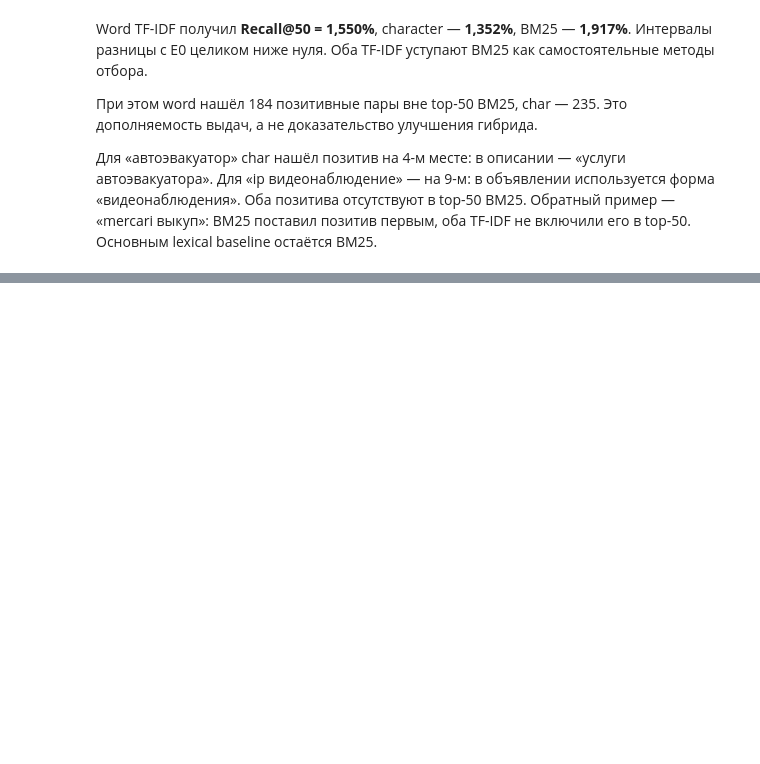
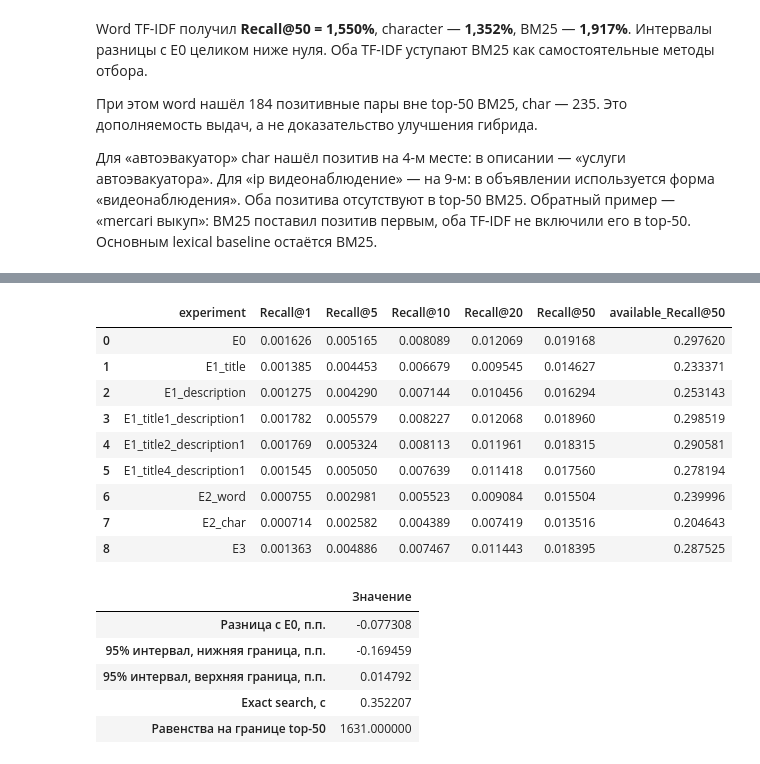
Before and after one commit to alexiva05/avito-service-search, a Jupyter notebook: solution.ipynb, the cells around one changed output, grey strips where cells are left out. Cells and saved outputs as stored; diff of their text form; code cells hidden in the pictures; blank space fills up the shorter version.

```diff
--- a/solution.ipynb
+++ b/solution.ipynb
@@ -1199,0 +1370,70 @@ BM25 поставил позитив первым, оба TF-IDF не включ
+# %%
+# Полный расчёт на том же устройстве проверяет exact top-k без различий BLAS.
+reference_scores = query_embeddings[:8] @ corpus_embeddings[:1000].T
+for test_device in test_devices:
+    with torch.inference_mode():
+        device_scores = (torch.as_tensor(query_embeddings[:8], device=test_device)
+                         @ torch.as_tensor(corpus_embeddings[:1000], device=test_device).T).cpu().numpy()
+    np.testing.assert_allclose(device_scores, reference_scores, atol=2e-6, rtol=2e-6)
+    reference = [np.lexsort((np.arange(len(row)), -row))[:50] for row in device_scores]
+    found, _ = dense_top_k(query_embeddings[:8], corpus_embeddings[:1000], device=test_device)
+    for actual, expected in zip(found, reference):
+        np.testing.assert_array_equal(actual, expected)
+start = perf_counter()
+dense_positions, dense_ties = dense_top_k(
+    query_embeddings, corpus_embeddings, batch_size=DENSE_CONFIG["search_batch_size"])
+synchronize_device(DEVICE)
+dense_search_seconds = perf_counter() - start
+dense_predictions = {text: item_ids[positions].tolist() for text, positions in zip(val_texts, dense_positions)}
+assert set(dense_predictions) == set(val_texts)
+assert all(len(ids) == 50 and len(set(ids)) == 50 and set(ids) <= corpus_ids for ids in dense_predictions.values())
+dense_per_query = evaluate(validation, dense_predictions)
+assert dense_per_query.index.equals(per_query.index)
+assert dense_per_query["Recall@50"].notna().all()
+assert dense_per_query[[f"Recall@{k}" for k in RECALL_K]].diff(axis=1).iloc[:, 1:].ge(0).all().all()
+dense_metrics = dense_per_query.mean()
+assert dense_metrics["Recall@50"] <= ceiling + 1e-12
+dense_ci = cluster_delta_interval(per_query["Recall@50"], dense_per_query["Recall@50"], validation.search_query, confidence=.95)
+dense_row = {
+    **experiment, "experiment": "E3", "config": json.dumps(DENSE_CONFIG, sort_keys=True),
+    "token_pattern": None, "bm25s_version": None, "device": str(DEVICE),
+    **{name: float(value) for name, value in dense_metrics.items()},
+    "index_seconds": dense_index_seconds, "search_seconds": dense_search_seconds + dense_query_encode_seconds,
+    "query_encode_seconds": dense_query_encode_seconds, "exact_search_seconds": dense_search_seconds,
+    "model_load_seconds": model_load_seconds, "save_seconds": dense_save_seconds,
+    "index_MiB": corpus_embeddings.nbytes / 2**20,
+    "delta_Recall@50": dense_metrics["Recall@50"] - metrics["Recall@50"],
+    "delta_ci_low": dense_ci[0], "delta_ci_high": dense_ci[1],
+    "bootstrap_confidence": .95, "bootstrap_resamples": BOOTSTRAP_RESAMPLES,
+    "boundary_tie_queries": dense_ties, "empty_query_texts": 0,
+    "sentence_transformers_version": importlib.metadata.version("sentence-transformers"),
+    "transformers_version": importlib.metadata.version("transformers"),
+    "rss_MiB": psutil.Process().memory_info().rss / 2**20,
+    "conclusion": f"Recall@50={dense_metrics['Recall@50']:.4%}; zero-shot multilingual-e5-small",
+}
+experiments = pd.concat([experiments.loc[experiments.experiment.ne("E3")], pd.DataFrame([dense_row])], ignore_index=True)
+assert experiments.experiment.is_unique
+experiments.to_csv(EXPERIMENTS_PATH, index=False)
+display(experiments[["experiment", "Recall@1", "Recall@5", "Recall@10", "Recall@20", "Recall@50", "available_Recall@50"]].round(6))
+display(pd.Series({"Разница с E0, п.п.": 100 * dense_row["delta_Recall@50"],
+                   "95% интервал, нижняя граница, п.п.": 100 * dense_ci[0],
+                   "95% интервал, верхняя граница, п.п.": 100 * dense_ci[1],
+                   "Exact search, с": dense_search_seconds,
+                   "Равенства на границе top-50": dense_ties}, name="Значение").to_frame())
+# %% [output]
+|  | experiment | Recall@1 | Recall@5 | Recall@10 | Recall@20 | Recall@50 | available_Recall@50 |
+| 0 | E0 | 0.001626 | 0.005165 | 0.008089 | 0.012069 | 0.019168 | 0.297620 |
+| 1 | E1_title | 0.001385 | 0.004453 | 0.006679 | 0.009545 | 0.014627 | 0.233371 |
+| 2 | E1_description | 0.001275 | 0.004290 | 0.007144 | 0.010456 | 0.016294 | 0.253143 |
+| 3 | E1_title1_description1 | 0.001782 | 0.005579 | 0.008227 | 0.012068 | 0.018960 | 0.298519 |
+| 4 | E1_title2_description1 | 0.001769 | 0.005324 | 0.008113 | 0.011961 | 0.018315 | 0.290581 |
+| 5 | E1_title4_description1 | 0.001545 | 0.005050 | 0.007639 | 0.011418 | 0.017560 | 0.278194 |
+| 6 | E2_word | 0.000755 | 0.002981 | 0.005523 | 0.009084 | 0.015504 | 0.239996 |
+| 7 | E2_char | 0.000714 | 0.002582 | 0.004389 | 0.007419 | 0.013516 | 0.204643 |
+| 8 | E3 | 0.001363 | 0.004886 | 0.007467 | 0.011443 | 0.018395 | 0.287525 |
+|  | Значение |
+| Разница с E0, п.п. | -0.077308 |
+| 95% интервал, нижняя граница, п.п. | -0.169459 |
+| 95% интервал, верхняя граница, п.п. | 0.014792 |
+| Exact search, с | 0.352207 |
+| Равенства на границе top-50 | 1631.000000 |
```
Also changed, not shown: parts of 15 cells of this notebook, 2 other files.
